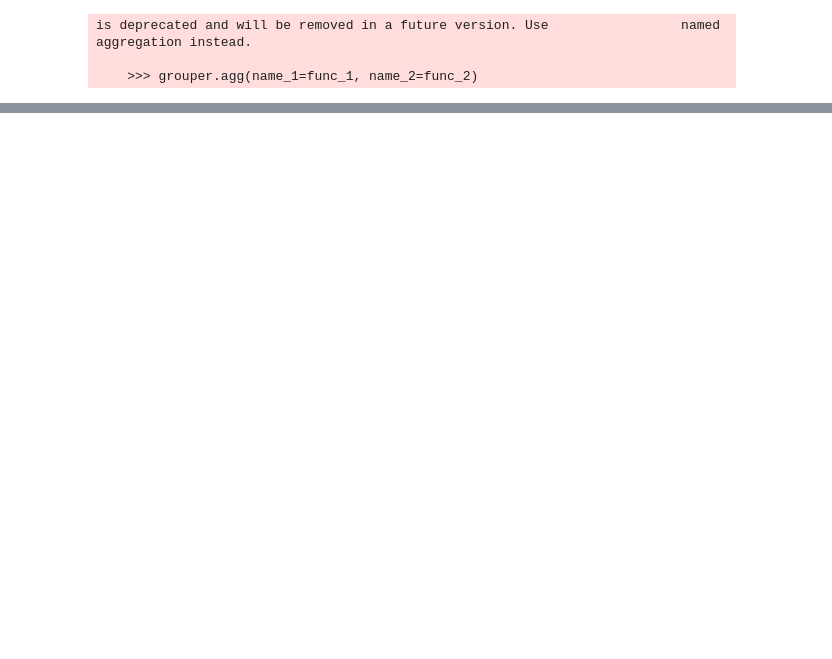
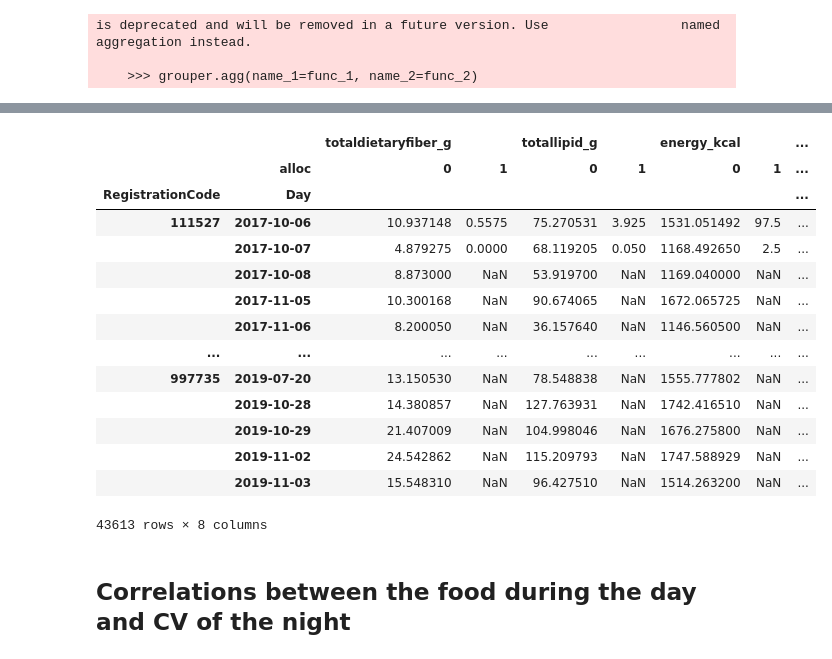
Before and after one commit to ElviraMingazova/MA_Thesis, a Jupyter notebook: Personalized correlations PNP3.ipynb, the cells around one changed output, grey strips where cells are left out. Saved outputs shown, nothing was run; the diff lists cells and outputs as text; code cells hidden in the pictures; blank space fills up the shorter version.

```diff
--- a/Personalized correlations PNP3.ipynb
+++ b/Personalized correlations PNP3.ipynb
@@ -972,0 +1154,16 @@ SpearmanrResult(correlation=-0.09644704371715299, pvalue=6.917380887365568e-45)
+# %%
+carbs_cal_per_gram = 4
+fat_cal_per_gram = 9
+prot_cal_per_gram = 4
+
+log = dll.get_data(study_ids=[3,49]).df
+logdf = dll.add_nutrients(log, nutrient_list)
+logdf = dll.squeeze_log(logdf)
+logdf = logdf.reset_index()
+logdf['Day'] = logdf['Date'].dt.date
+#Identify days with good log more than min_cal_per_day
+totaldaylog = logdf.drop(columns=['meal_type']).groupby(['RegistrationCode', 'Day']).sum()
+totaldaylog = totaldaylog[totaldaylog['energy_kcal'] >= 1000]
+days_to_keep = totaldaylog.index
+logdf = logdf.set_index(['RegistrationCode', 'Day'])
+logdf = logdf.loc[days_to_keep]
@@ -972,0 +1180,3 @@ SpearmanrResult(correlation=-0.09644704371715299, pvalue=6.917380887365568e-45)
+# %%
+logdf['alloc'] = 0
+logdf.loc[(logdf['Date'].dt.time >= datetime.time(22, 0, 0)), 'alloc'] = 1
@@ -972,0 +1185,6 @@ SpearmanrResult(correlation=-0.09644704371715299, pvalue=6.917380887365568e-45)
+# %%
+logdf = logdf.reset_index()
+snack_binary = logdf.groupby(['RegistrationCode', 'Day', 'alloc']).sum()
+# %%
+snack_binary = snack_binary.drop(columns=['caffeine_mg', 'weight', 'sodium_mg', 'protein_g', 'sugarstotal_g'])
+snack_binary.head()
@@ -972,0 +1199,20 @@ SpearmanrResult(correlation=-0.09644704371715299, pvalue=6.917380887365568e-45)
+# %%
+snack_binary.unstack(level=-1)
+# %% [output]
+|  |  | totaldietaryfiber_g |  | totallipid_g |  | energy_kcal |  | ... |
+|  | alloc | 0 | 1 | 0 | 1 | 0 | 1 | ... |
+| RegistrationCode | Day |  |  |  |  |  |  | ... |
+| 111527 | 2017-10-06 | 10.937148 | 0.5575 | 75.270531 | 3.925 | 1531.051492 | 97.5 | ... |
+|  | 2017-10-07 | 4.879275 | 0.0000 | 68.119205 | 0.050 | 1168.492650 | 2.5 | ... |
+|  | 2017-10-08 | 8.873000 | NaN | 53.919700 | NaN | 1169.040000 | NaN | ... |
+|  | 2017-11-05 | 10.300168 | NaN | 90.674065 | NaN | 1672.065725 | NaN | ... |
+|  | 2017-11-06 | 8.200050 | NaN | 36.157640 | NaN | 1146.560500 | NaN | ... |
+| ... | ... | ... | ... | ... | ... | ... | ... | ... |
+| 997735 | 2019-07-20 | 13.150530 | NaN | 78.548838 | NaN | 1555.777802 | NaN | ... |
+|  | 2019-10-28 | 14.380857 | NaN | 127.763931 | NaN | 1742.416510 | NaN | ... |
+|  | 2019-10-29 | 21.407009 | NaN | 104.998046 | NaN | 1676.275800 | NaN | ... |
+|  | 2019-11-02 | 24.542862 | NaN | 115.209793 | NaN | 1747.588929 | NaN | ... |
+|  | 2019-11-03 | 15.548310 | NaN | 96.427510 | NaN | 1514.263200 | NaN | ... |
+43613 rows × 8 columns
+# %% [markdown]
+## Correlations between the food during the day and CV of the night
```
Also changed, not shown: parts of 38 cells of this notebook, 1 other file.
